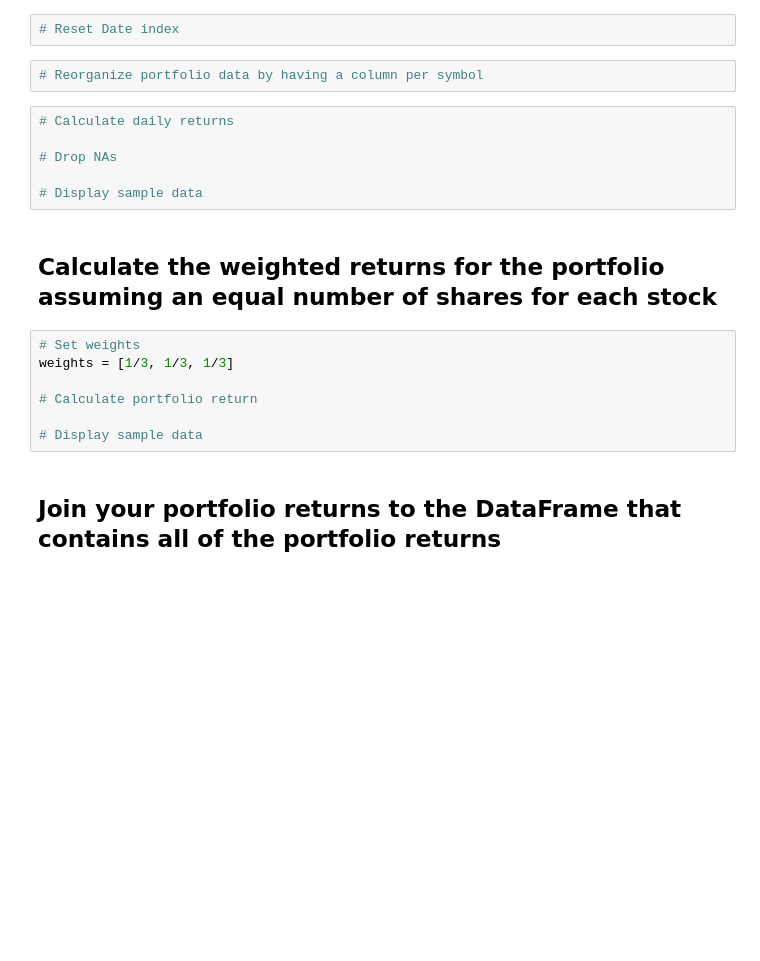
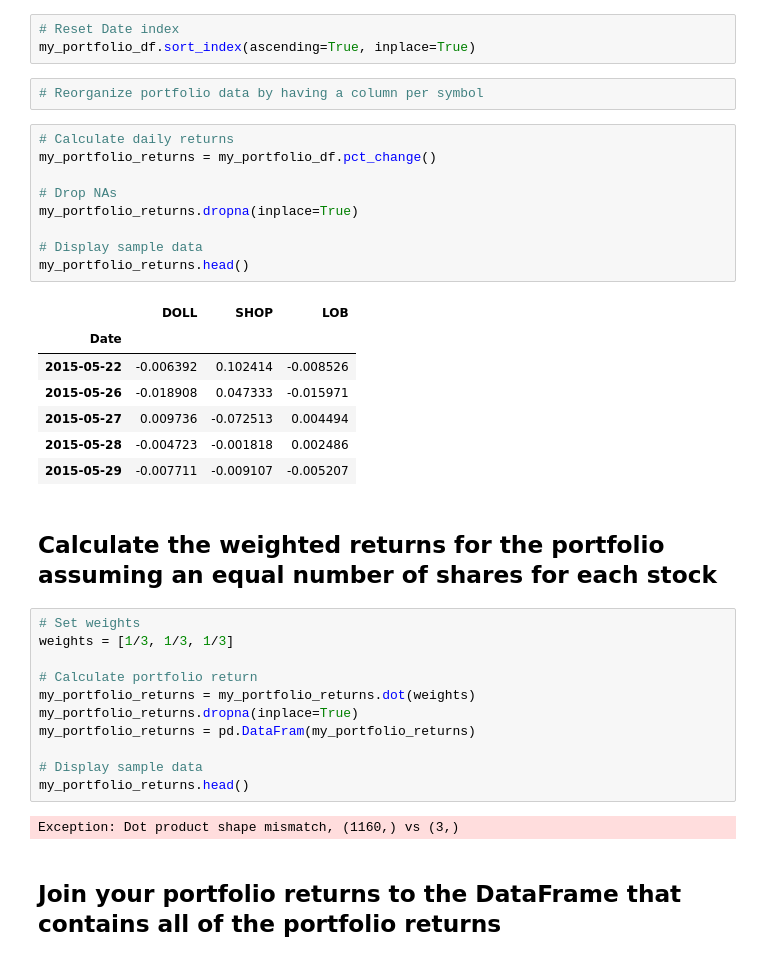
Before and after one commit to yandomingos/Pandas_Portfolio_Analysis_an_analysis_of_Management_firms-_vs_the_SPTSX-60, a Jupyter notebook: Main/whale_analysis.ipynb, the cells around one changed output. Cells and saved outputs as stored; diff of their text form; blank space fills up the shorter version.

```diff
--- a/Main/whale_analysis.ipynb
+++ b/Main/whale_analysis.ipynb
@@ -410,13 +464,25 @@ For this demo solution, we fetch data from three companies listes in the S&P TSX
 # %%
 # Reset Date index
+my_portfolio_df.sort_index(ascending=True, inplace=True)
 # %%
 # Reorganize portfolio data by having a column per symbol
 # %%
 # Calculate daily returns
+my_portfolio_returns = my_portfolio_df.pct_change()
 
 # Drop NAs
+my_portfolio_returns.dropna(inplace=True)
 
 # Display sample data
+my_portfolio_returns.head()
+# %% [output]
+|  | DOLL | SHOP | LOB |
+| Date |  |  |  |
+| 2015-05-22 | -0.006392 | 0.102414 | -0.008526 |
+| 2015-05-26 | -0.018908 | 0.047333 | -0.015971 |
+| 2015-05-27 | 0.009736 | -0.072513 | 0.004494 |
+| 2015-05-28 | -0.004723 | -0.001818 | 0.002486 |
+| 2015-05-29 | -0.007711 | -0.009107 | -0.005207 |
 # %% [markdown]
 ## Calculate the weighted returns for the portfolio assuming an equal number of shares for each stock
 # %%
@@ -424,8 +490,14 @@ For this demo solution, we fetch data from three companies listes in the S&P TSX
 weights = [1/3, 1/3, 1/3]
 
 # Calculate portfolio return
+my_portfolio_returns = my_portfolio_returns.dot(weights)
+my_portfolio_returns.dropna(inplace=True)
+my_portfolio_returns = pd.DataFram(my_portfolio_returns)
 
 # Display sample data
+my_portfolio_returns.head()
+# %% [output]
+Exception: Dot product shape mismatch, (1160,) vs (3,)
 # %% [markdown]
 ## Join your portfolio returns to the DataFrame that contains all of the portfolio returns
 # %%
```
Also changed, not shown: parts of 13 cells of this notebook.
